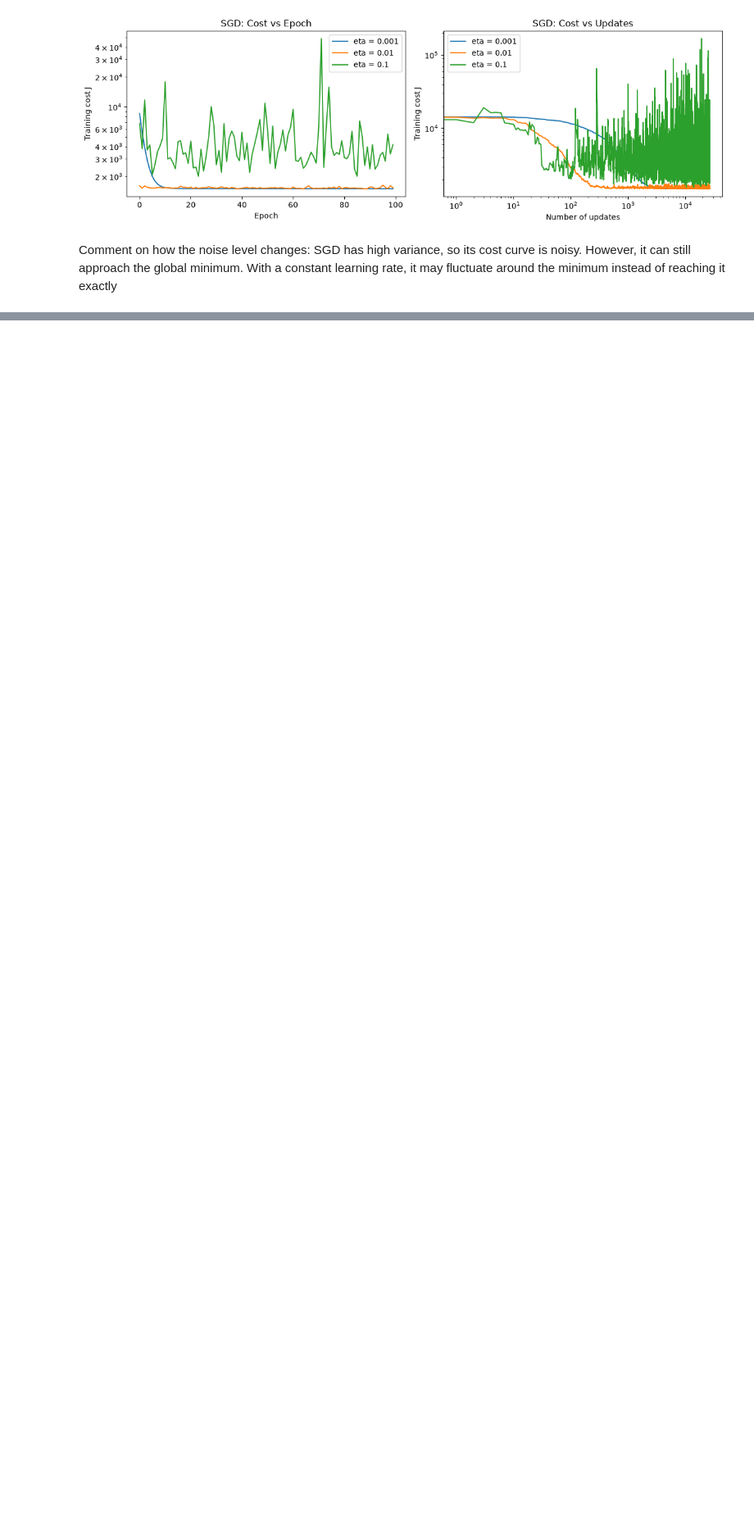
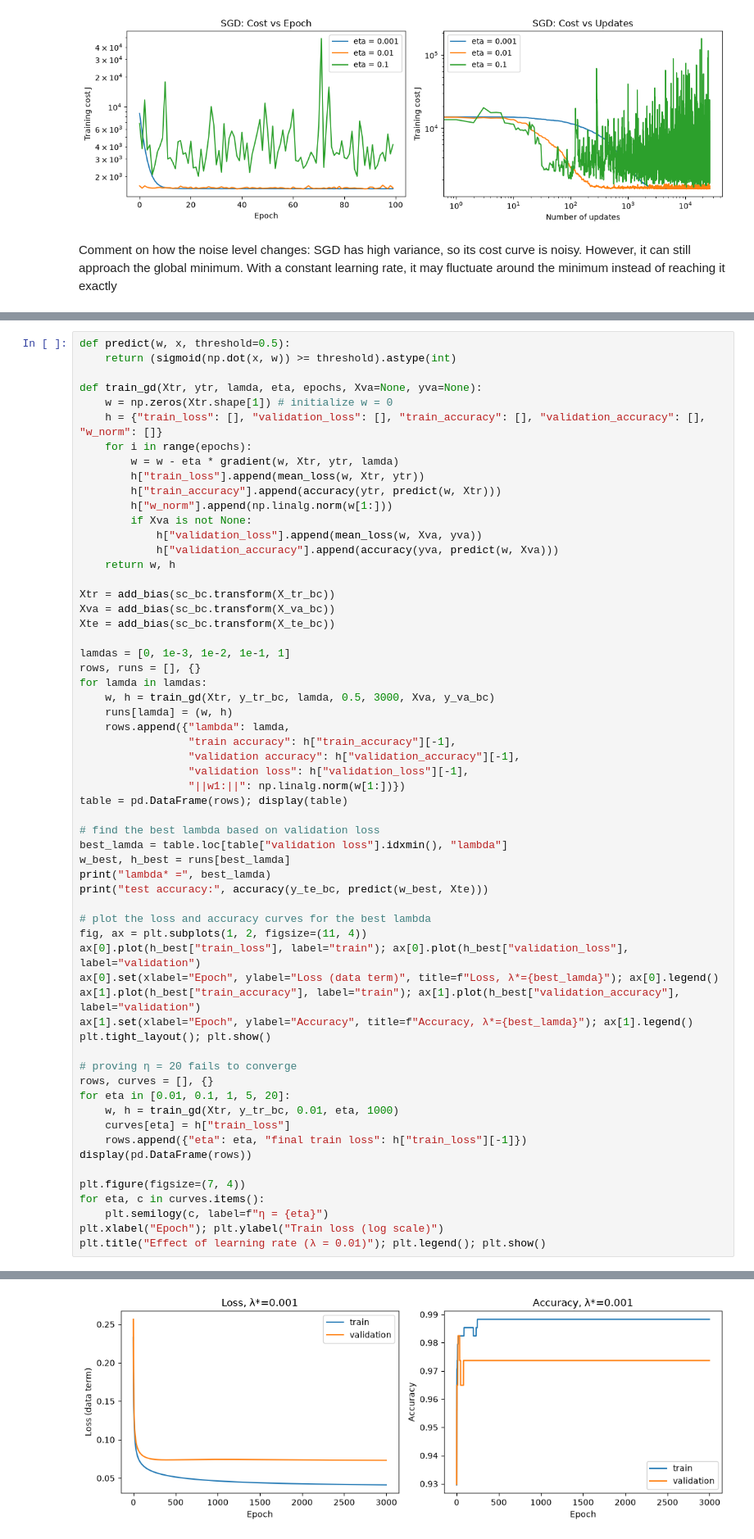
Before and after one commit to salmaselim77/intro-to-ml-assignment, a Jupyter notebook: assignment2.ipynb, the cells around one changed output, grey strips where cells are left out. Shown at 82% size. Drawn from its saved outputs; the diff is of its cells as text; blank space fills up the shorter version.

```diff
--- a/assignment2.ipynb
+++ b/assignment2.ipynb
@@ -741,0 +816,61 @@ Comment on how the noise level changes: SGD has high variance, so its cost curve
+# %%
+def predict(w, x, threshold=0.5):
+    return (sigmoid(np.dot(x, w)) >= threshold).astype(int)
+
+def train_gd(Xtr, ytr, lamda, eta, epochs, Xva=None, yva=None):
+    w = np.zeros(Xtr.shape[1]) # initialize w = 0
+    h = {"train_loss": [], "validation_loss": [], "train_accuracy": [], "validation_accuracy": [], "w_norm": []}
+    for i in range(epochs):
+        w = w - eta * gradient(w, Xtr, ytr, lamda)
+        h["train_loss"].append(mean_loss(w, Xtr, ytr))
+        h["train_accuracy"].append(accuracy(ytr, predict(w, Xtr)))
+        h["w_norm"].append(np.linalg.norm(w[1:]))
+        if Xva is not None:
+            h["validation_loss"].append(mean_loss(w, Xva, yva))
+            h["validation_accuracy"].append(accuracy(yva, predict(w, Xva)))
+    return w, h
+
+Xtr = add_bias(sc_bc.transform(X_tr_bc))
+Xva = add_bias(sc_bc.transform(X_va_bc))
+Xte = add_bias(sc_bc.transform(X_te_bc))
+
+lamdas = [0, 1e-3, 1e-2, 1e-1, 1]
+rows, runs = [], {}
+for lamda in lamdas:
+    w, h = train_gd(Xtr, y_tr_bc, lamda, 0.5, 3000, Xva, y_va_bc)
+    runs[lamda] = (w, h)
+    rows.append({"lambda": lamda,
+                 "train accuracy": h["train_accuracy"][-1],
+                 "validation accuracy": h["validation_accuracy"][-1],
+                 "validation loss": h["validation_loss"][-1],
+                 "||w1:||": np.linalg.norm(w[1:])})
+table = pd.DataFrame(rows); display(table)
+
+# find the best lambda based on validation loss
+best_lamda = table.loc[table["validation loss"].idxmin(), "lambda"]
+w_best, h_best = runs[best_lamda]
+print("lambda* =", best_lamda)
+print("test accuracy:", accuracy(y_te_bc, predict(w_best, Xte)))
+
+# plot the loss and accuracy curves for the best lambda
+fig, ax = plt.subplots(1, 2, figsize=(11, 4))
+ax[0].plot(h_best["train_loss"], label="train"); ax[0].plot(h_best["validation_loss"], label="validation")
+ax[0].set(xlabel="Epoch", ylabel="Loss (data term)", title=f"Loss, λ*={best_lamda}"); ax[0].legend()
+ax[1].plot(h_best["train_accuracy"], label="train"); ax[1].plot(h_best["validation_accuracy"], label="validation")
+ax[1].set(xlabel="Epoch", ylabel="Accuracy", title=f"Accuracy, λ*={best_lamda}"); ax[1].legend()
+plt.tight_layout(); plt.show()
+
+# proving η = 20 fails to converge
+rows, curves = [], {}
+for eta in [0.01, 0.1, 1, 5, 20]:
+    w, h = train_gd(Xtr, y_tr_bc, 0.01, eta, 1000)
+    curves[eta] = h["train_loss"]
+    rows.append({"eta": eta, "final train loss": h["train_loss"][-1]})
+display(pd.DataFrame(rows))
+
+plt.figure(figsize=(7, 4))
+for eta, c in curves.items():
+    plt.semilogy(c, label=f"η = {eta}")
+plt.xlabel("Epoch"); plt.ylabel("Train loss (log scale)")
+plt.title("Effect of learning rate (λ = 0.01)"); plt.legend(); plt.show()
+# %% [output]
@@ -741,0 +885 @@ Comment on how the noise level changes: SGD has high variance, so its cost curve
+[figure, added]
```
Also changed, not shown: parts of 11 cells of this notebook.
